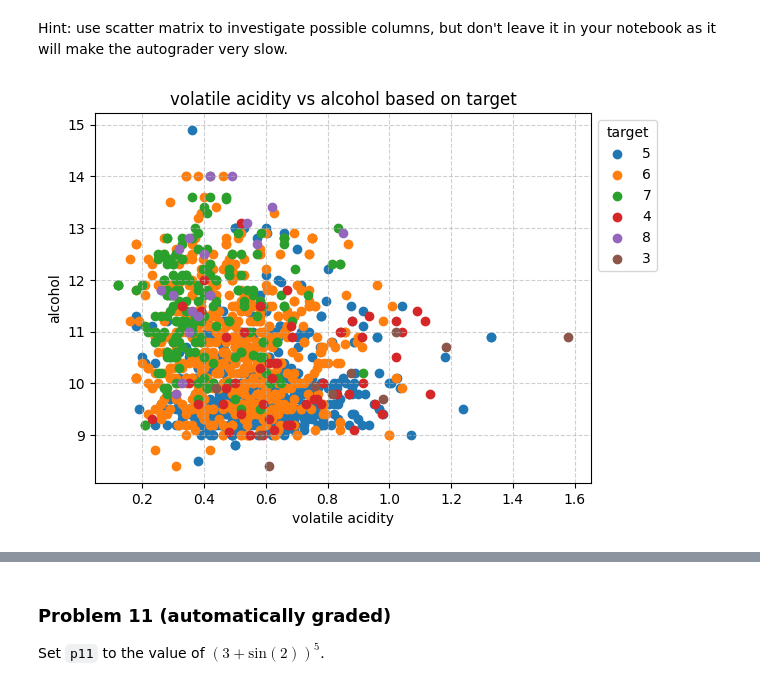
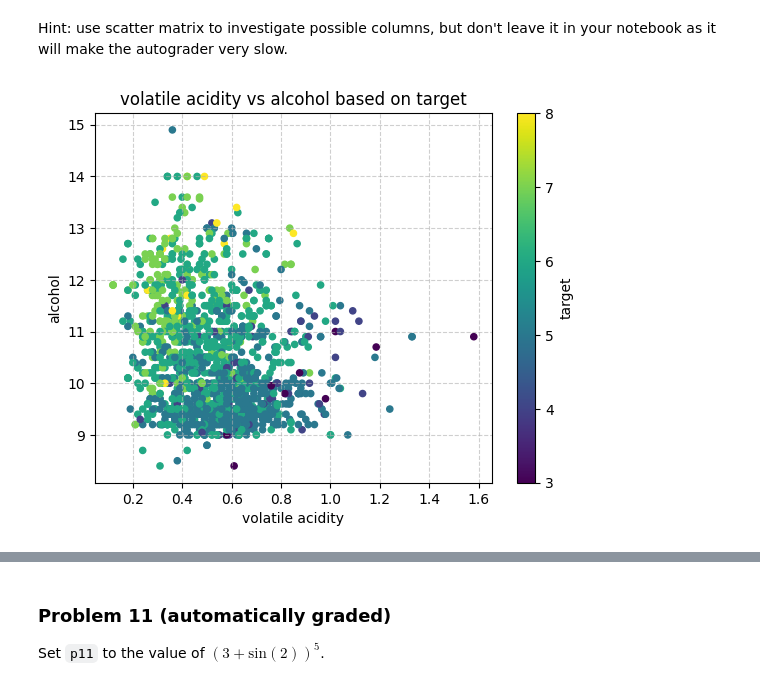
Before and after one commit to RajuNatesanBU/25fallcdsdx602_o1, a Jupyter notebook: dx602-homework-10/homework.ipynb, the cells around one changed output, grey strips where cells are left out. Drawn from its saved outputs; the diff is of its cells as text; code cells hidden in the pictures.

```diff
--- a/dx602-homework-10/homework.ipynb
+++ b/dx602-homework-10/homework.ipynb
@@ -206,20 +209,17 @@ Hint: use scatter matrix to investigate possible columns, but don't leave it in
 # %%
 # YOUR CHANGES HERE
 
-X_column = 'volatile acidity'
-Y_column = 'alcohol'
-target_values = red_wine['target'].unique()
-for target in target_values:
-    red_wine_target = red_wine.query("target == @target")
-    plt.scatter(red_wine_target[X_column], red_wine_target[Y_column], label=target)
+x_column = 'volatile acidity'
+y_column = 'alcohol'
+red_wine.plot.scatter(x_column, y_column, c="target", colormap='viridis')
 plt.grid(True, linestyle='--', alpha=0.6)
-plt.xlabel(X_column)
-plt.ylabel(Y_column)
-plt.title("volatile acidity vs alcohol based on target")
-plt.legend(title='target', bbox_to_anchor=(1, 1), loc='upper left')
+plt.xlabel(x_column)
+plt.ylabel(y_column)
+plt.title(f"{x_column} vs {y_column} based on target")
 plt.show()
+None
 # %% [output]
-[figure, old version]
+[figure, new version]
 # %% [markdown]
 <div style="page-break-after: always;"></div>
 # %% [markdown]
```
Also changed, not shown: parts of 1 cell of this notebook.
